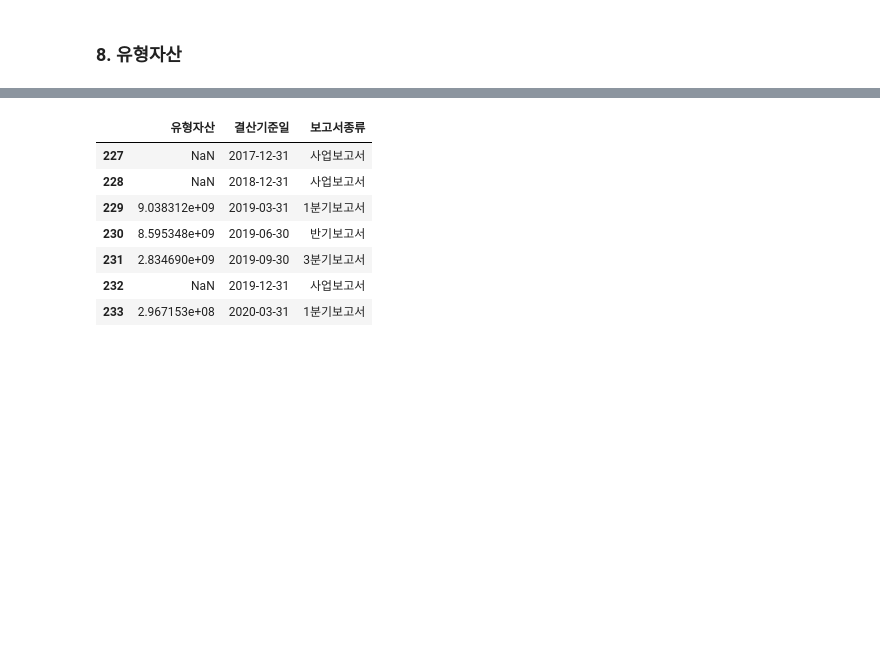
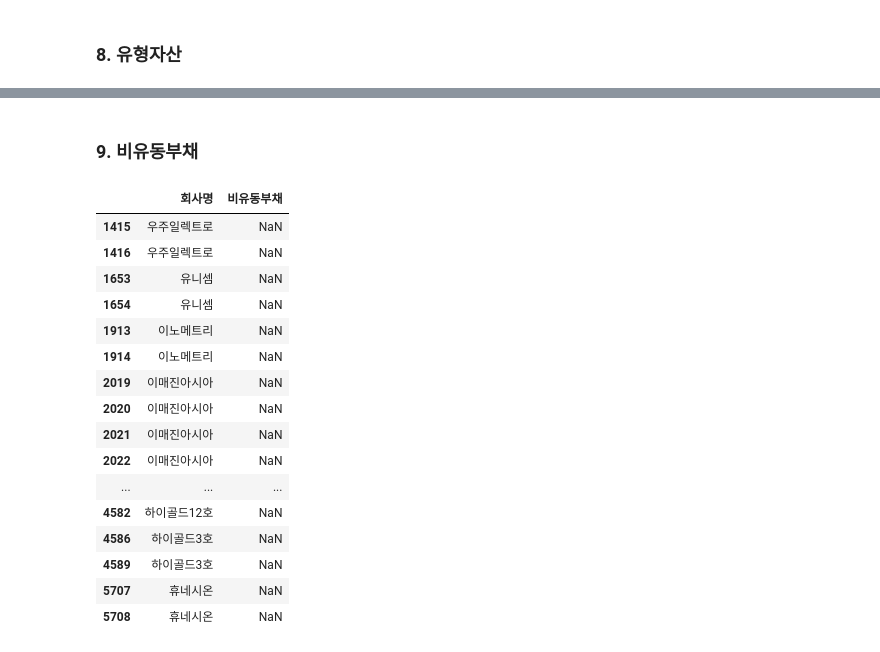
Before and after one commit to DominKim/Final_project, a Jupyter notebook: data_preprocessing/data_preporcessing_domin.ipynb, the cells around one changed output, grey strips where cells are left out. Drawn from its saved outputs; the diff is of its cells as text; code cells hidden in the pictures; blank space fills up the shorter version.

```diff
--- a/data_preprocessing/data_preporcessing_domin.ipynb
+++ b/data_preprocessing/data_preporcessing_domin.ipynb
@@ -211,15 +215,52 @@ pre1[pre1["유형자산"].isnull()]
-# %%
-# 에스마크 : 정리매매
-df[df["회사명"] == "에스마크"][["유형자산", "결산기준일", "보고서종류"]]
-df["유형자산"][227] = 8142429755
-df["유형자산"][228] = 6893115320
-df["유형자산"][232] = 321836803
-# %% [output]
-|  | 유형자산 | 결산기준일 | 보고서종류 |
-| 227 | NaN | 2017-12-31 | 사업보고서 |
-| 228 | NaN | 2018-12-31 | 사업보고서 |
-| 229 | 9.038312e+09 | 2019-03-31 | 1분기보고서 |
-| 230 | 8.595348e+09 | 2019-06-30 | 반기보고서 |
-| 231 | 2.834690e+09 | 2019-09-30 | 3분기보고서 |
-| 232 | NaN | 2019-12-31 | 사업보고서 |
-| 233 | 2.967153e+08 | 2020-03-31 | 1분기보고서 |
+# %%
+# 에스마크 : 정리매매
+df[df["회사명"] == "에스마크"][["유형자산", "결산기준일", "보고서종류"]]
+# df["유형자산"][227] = 8142429755
+# df["유형자산"][228] = 6893115320
+# df["유형자산"][232] = 321836803
+
+# 이리츠코크렙 : 유형잔산 없음, 부동산투자회사
+df[df["회사명"] == "이리츠코크렙"][["유형자산", "결산기준일", "보고서종류"]]
+
+# 종근당홀딩스
+df[df["회사명"] == "종근당홀딩스"][["유형자산", "결산기준일", "보고서종류"]]
+# df["유형자산"][2892] = 17095895
+
+# 키다리스튜디오
+df[df["회사명"] == "키다리스튜디오"][["유형자산", "결산기준일", "보고서종류"]]
+# df["유형자산"][3813] = 177735015
+# df["유형자산"][3814] = 162568438
+# df["유형자산"][3815] = 245023009
+# df["유형자산"][3816] = 231208964
+# df["유형자산"][3817] = 237184132
+
+# 포비스티앤씨
+df[df["회사명"] == "포비스티앤씨"][["유형자산", "결산기준일", "보고서종류"]]
+# df["유형자산"][4294] = 3963122739
+
+# 엔케이맥스
+df[df["회사명"] == "엔케이맥스"][["유형자산", "결산기준일", "보고서종류"]]
+df.loc[775, "유형자산"] = 6071568569
+# %% [markdown]
+### 9. 비유동부채
+# %%
+pre1 = df[["회사명", "비유동부채"]]
+pre1[pre1["비유동부채"].isnull()]
+# %% [output]
+|  | 회사명 | 비유동부채 |
+| 1415 | 우주일렉트로 | NaN |
+| 1416 | 우주일렉트로 | NaN |
+| 1653 | 유니셈 | NaN |
+| 1654 | 유니셈 | NaN |
+| 1913 | 이노메트리 | NaN |
+| 1914 | 이노메트리 | NaN |
+| 2019 | 이매진아시아 | NaN |
+| 2020 | 이매진아시아 | NaN |
+| 2021 | 이매진아시아 | NaN |
+| 2022 | 이매진아시아 | NaN |
+| ... | ... | ... |
+| 4582 | 하이골드12호 | NaN |
+| 4586 | 하이골드3호 | NaN |
+| 4589 | 하이골드3호 | NaN |
+| 5707 | 휴네시온 | NaN |
+| 5708 | 휴네시온 | NaN |
```
Also changed, not shown: parts of 5 cells of this notebook, 2 other files.
